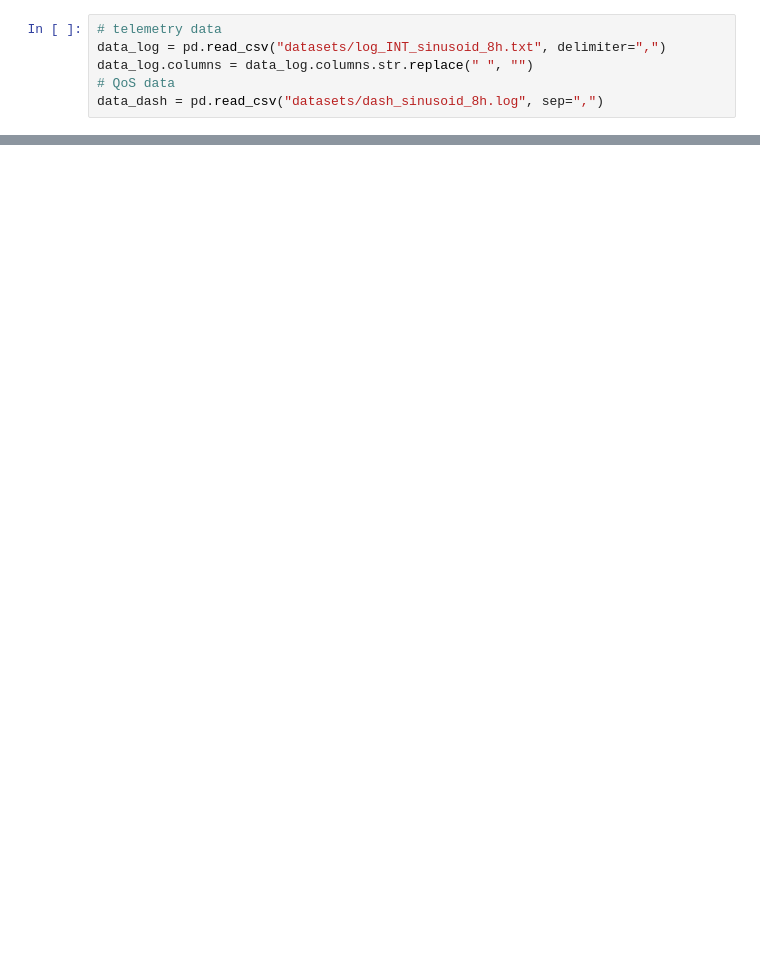
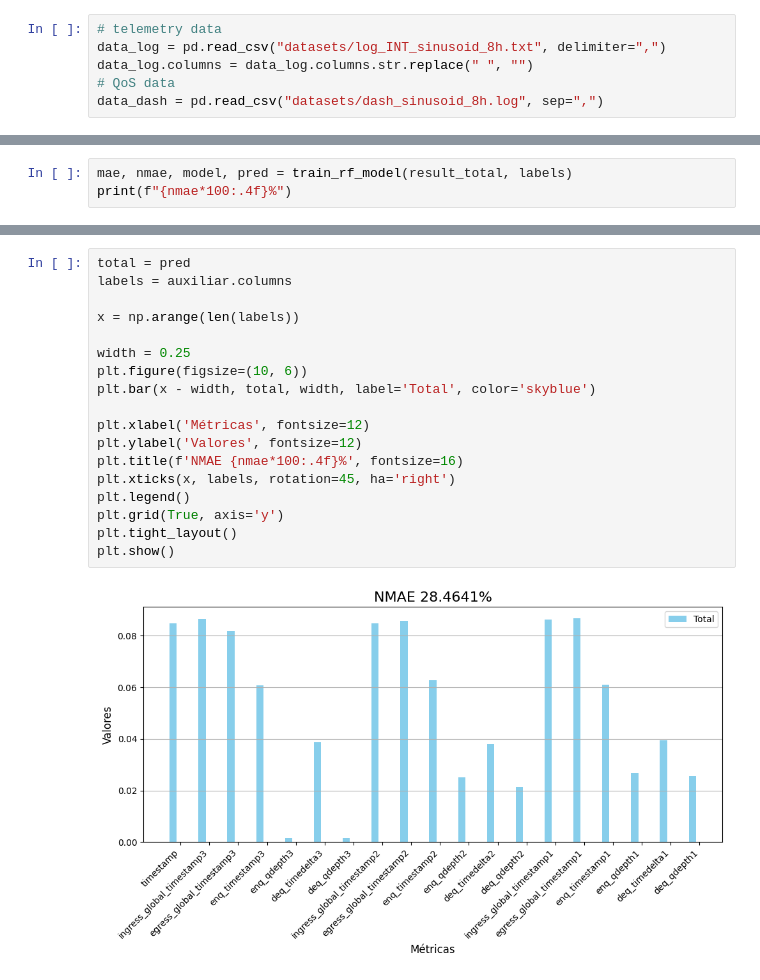
Before and after one commit to lukilme/search-telemetry-service-estimation, a Jupyter notebook: Untitled.ipynb, the cells around one changed output, grey strips where cells are left out. Saved outputs shown, nothing was run; the diff lists cells and outputs as text; blank space fills up the shorter version.

```diff
--- a/Untitled.ipynb
+++ b/Untitled.ipynb
@@ -64,0 +219,3 @@ Format (rows, columns):
+# %%
+mae, nmae, model, pred = train_rf_model(result_total, labels)
+print(f"{nmae*100:.4f}%")
@@ -64,0 +245,20 @@ Format (rows, columns):
+# %%
+total = pred
+labels = auxiliar.columns
+
+x = np.arange(len(labels))
+
+width = 0.25
+plt.figure(figsize=(10, 6))
+plt.bar(x - width, total, width, label='Total', color='skyblue')
+
+plt.xlabel('Métricas', fontsize=12)
+plt.ylabel('Valores', fontsize=12)
+plt.title(f'NMAE {nmae*100:.4f}%', fontsize=16)
+plt.xticks(x, labels, rotation=45, ha='right')
+plt.legend()
+plt.grid(True, axis='y')
+plt.tight_layout()
+plt.show()
+# %% [output]
+[figure, added]
```
Also changed, not shown: parts of 10 cells of this notebook, 2 other files.
